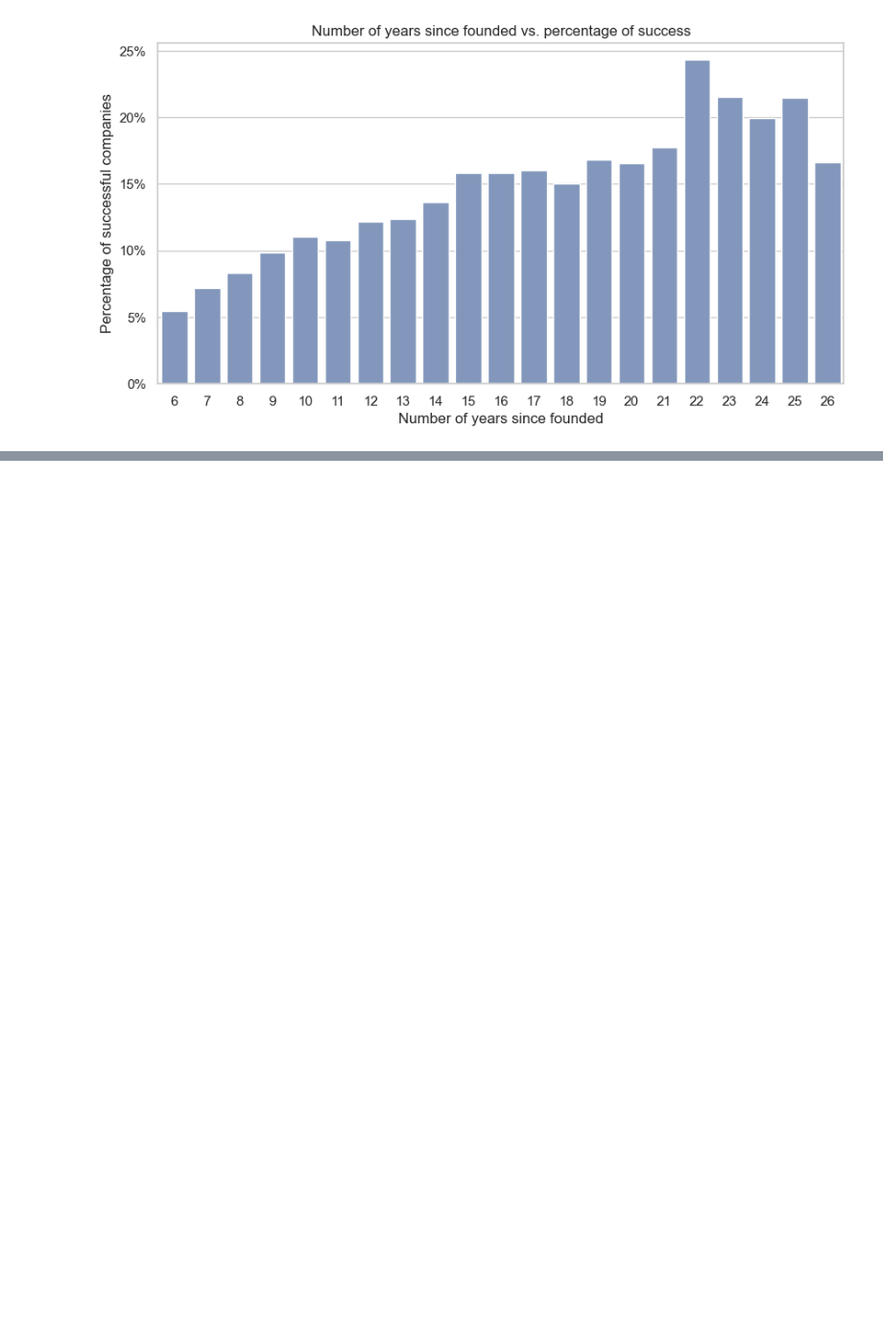
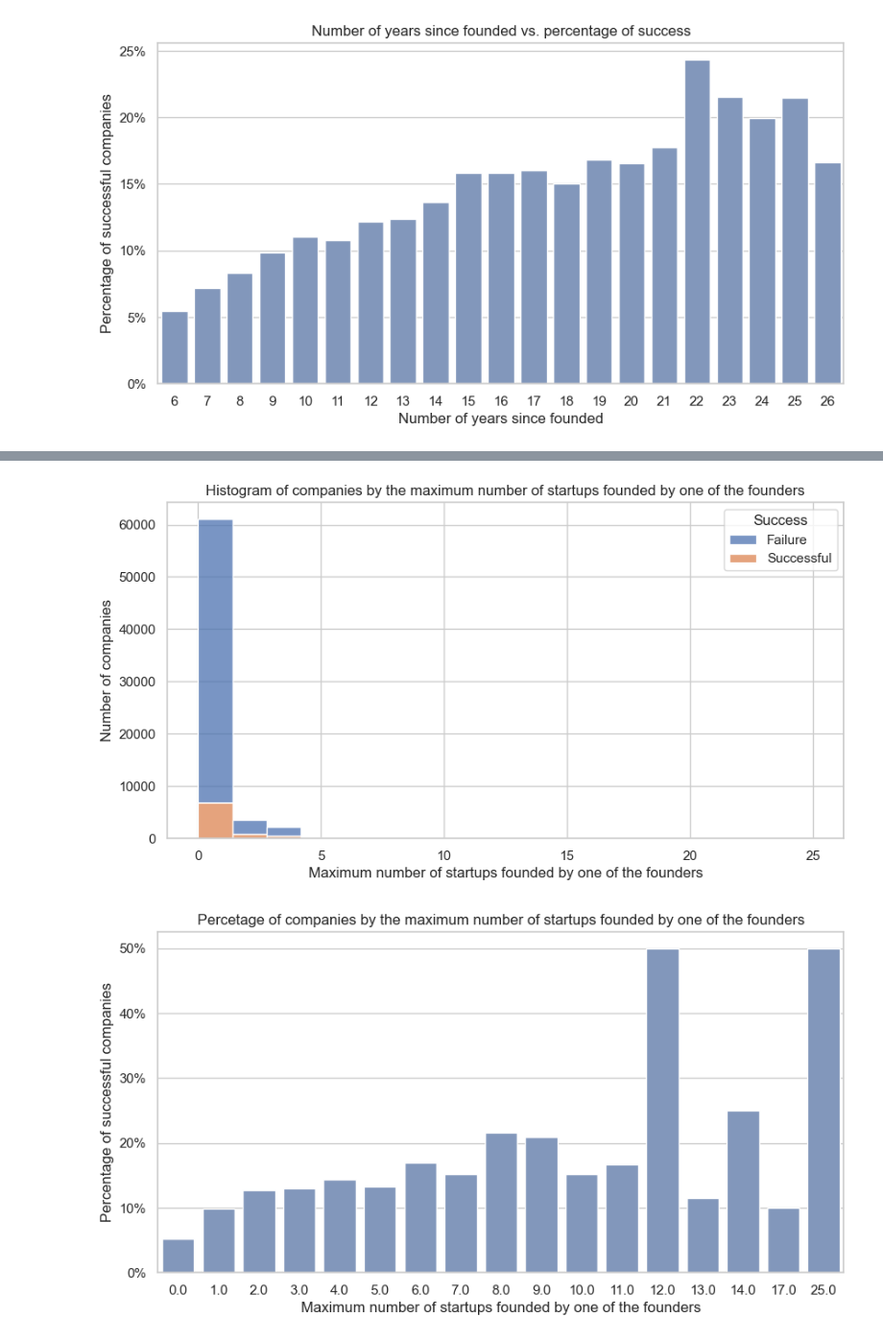
Before and after one commit to rodrigochaname/MachineLearning4VC, a Jupyter notebook: data_analysis.ipynb, the cells around one changed output, grey strips where cells are left out. Shown at 96% size. Cells and saved outputs as stored; diff of their text form; code cells hidden in the pictures; blank space fills up the shorter version.

```diff
--- a/data_analysis.ipynb
+++ b/data_analysis.ipynb
@@ -356,0 +336,7 @@ TypeError: numpy boolean subtract, the `-` operator, is not supported, use the b
+# %%
+x_label = 'Maximum number of startups founded by one of the founders'
+column_name = 'max_number_founded_by_one_founder'
+create_two_plots(column_name,x_label)
+# %% [output]
+[figure, added]
+[figure, added]
```
Also changed, not shown: parts of 22 cells of this notebook.
